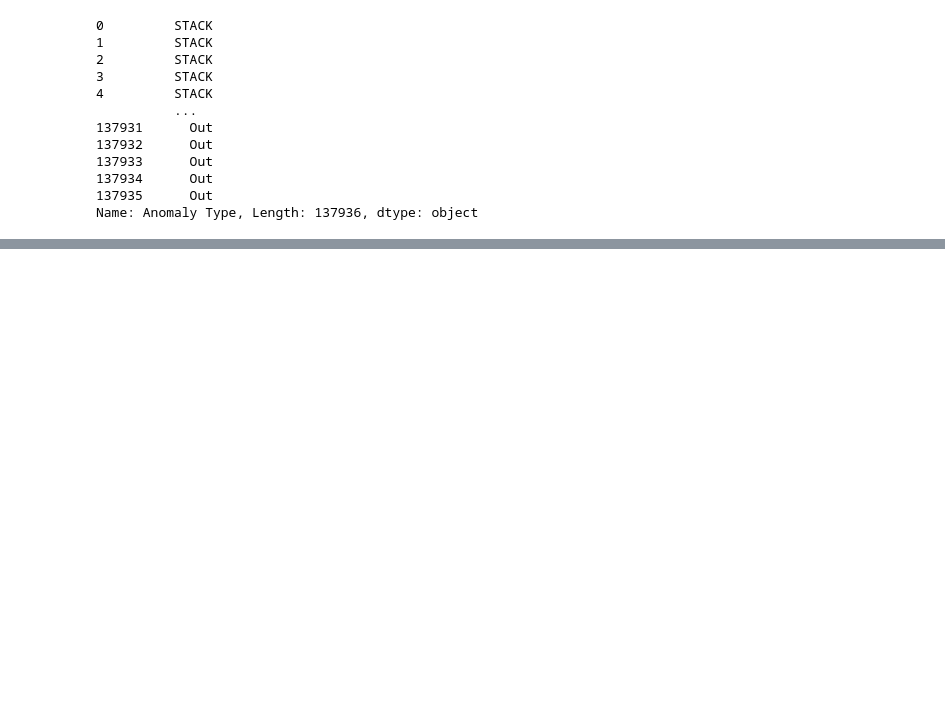
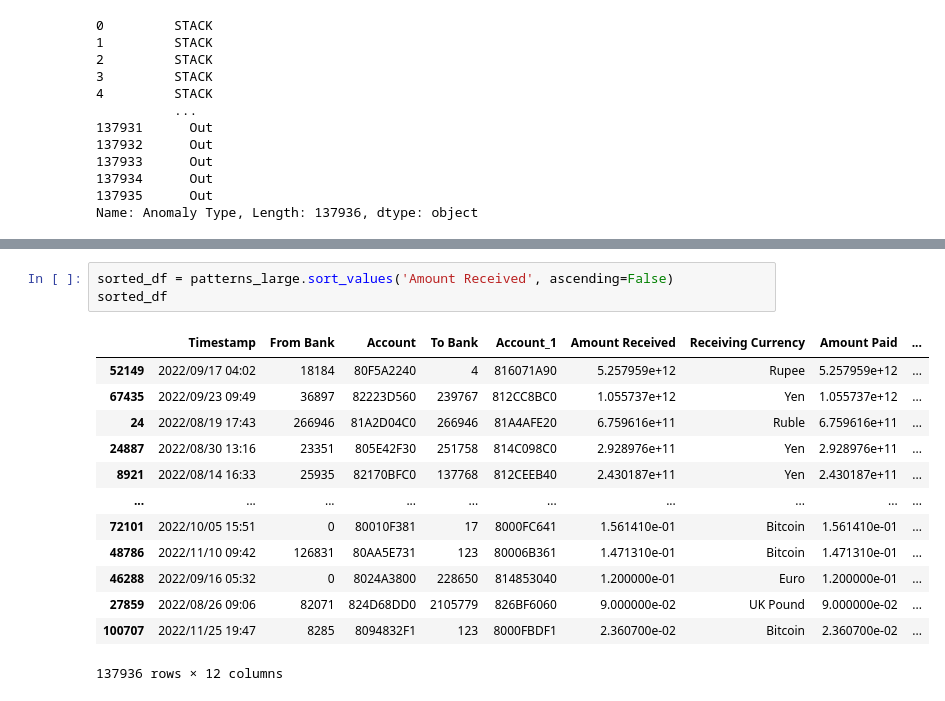
Before and after one commit to ElizabethSeth/med, a Jupyter notebook: notebooks/data_upload.ipynb, the cells around one changed output, grey strips where cells are left out. Drawn from its saved outputs; the diff is of its cells as text; blank space fills up the shorter version.

```diff
--- a/notebooks/data_upload.ipynb
+++ b/notebooks/data_upload.ipynb
@@ -309,0 +355,17 @@ Name: count, dtype: int64
+# %%
+sorted_df = patterns_large.sort_values('Amount Received', ascending=False)
+sorted_df
+# %% [output]
+|  | Timestamp | From Bank | Account | To Bank | Account_1 | Amount Received | Receiving Currency | Amount Paid | ... |
+| 52149 | 2022/09/17 04:02 | 18184 | 80F5A2240 | 4 | 816071A90 | 5.257959e+12 | Rupee | 5.257959e+12 | ... |
+| 67435 | 2022/09/23 09:49 | 36897 | 82223D560 | 239767 | 812CC8BC0 | 1.055737e+12 | Yen | 1.055737e+12 | ... |
+| 24 | 2022/08/19 17:43 | 266946 | 81A2D04C0 | 266946 | 81A4AFE20 | 6.759616e+11 | Ruble | 6.759616e+11 | ... |
+| 24887 | 2022/08/30 13:16 | 23351 | 805E42F30 | 251758 | 814C098C0 | 2.928976e+11 | Yen | 2.928976e+11 | ... |
+| 8921 | 2022/08/14 16:33 | 25935 | 82170BFC0 | 137768 | 812CEEB40 | 2.430187e+11 | Yen | 2.430187e+11 | ... |
+| ... | ... | ... | ... | ... | ... | ... | ... | ... | ... |
+| 72101 | 2022/10/05 15:51 | 0 | 80010F381 | 17 | 8000FC641 | 1.561410e-01 | Bitcoin | 1.561410e-01 | ... |
+| 48786 | 2022/11/10 09:42 | 126831 | 80AA5E731 | 123 | 80006B361 | 1.471310e-01 | Bitcoin | 1.471310e-01 | ... |
+| 46288 | 2022/09/16 05:32 | 0 | 8024A3800 | 228650 | 814853040 | 1.200000e-01 | Euro | 1.200000e-01 | ... |
+| 27859 | 2022/08/26 09:06 | 82071 | 824D68DD0 | 2105779 | 826BF6060 | 9.000000e-02 | UK Pound | 9.000000e-02 | ... |
+| 100707 | 2022/11/25 19:47 | 8285 | 8094832F1 | 123 | 8000FBDF1 | 2.360700e-02 | Bitcoin | 2.360700e-02 | ... |
+137936 rows × 12 columns
```
Also changed, not shown: parts of 6 cells of this notebook.
